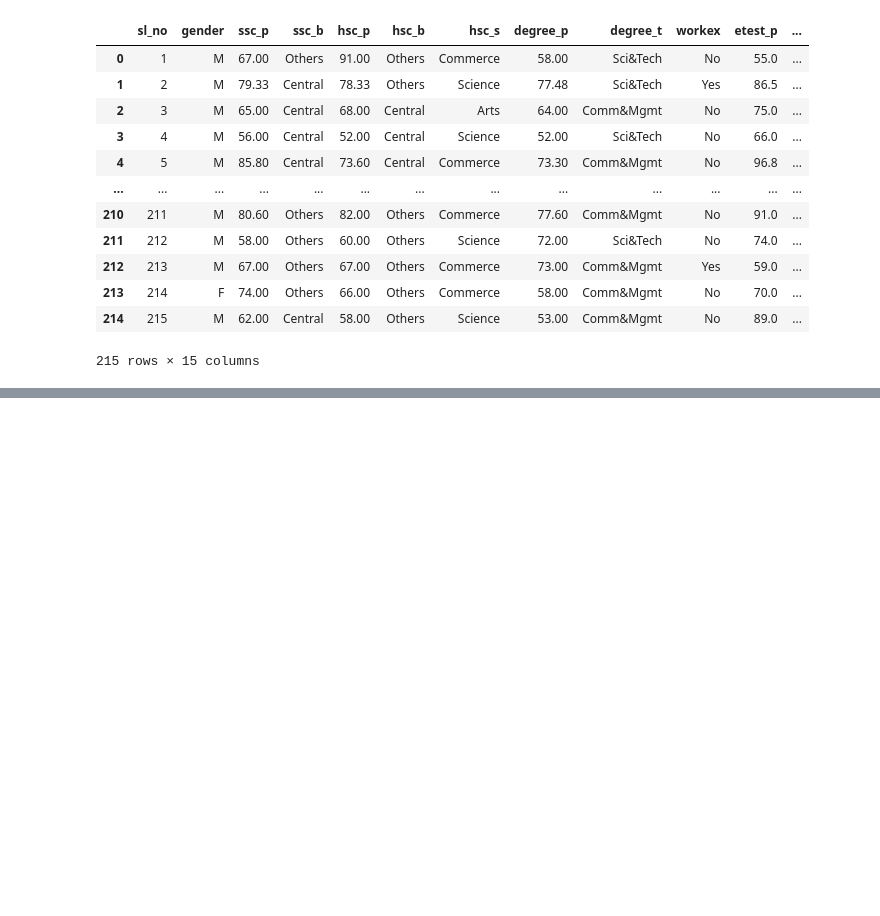
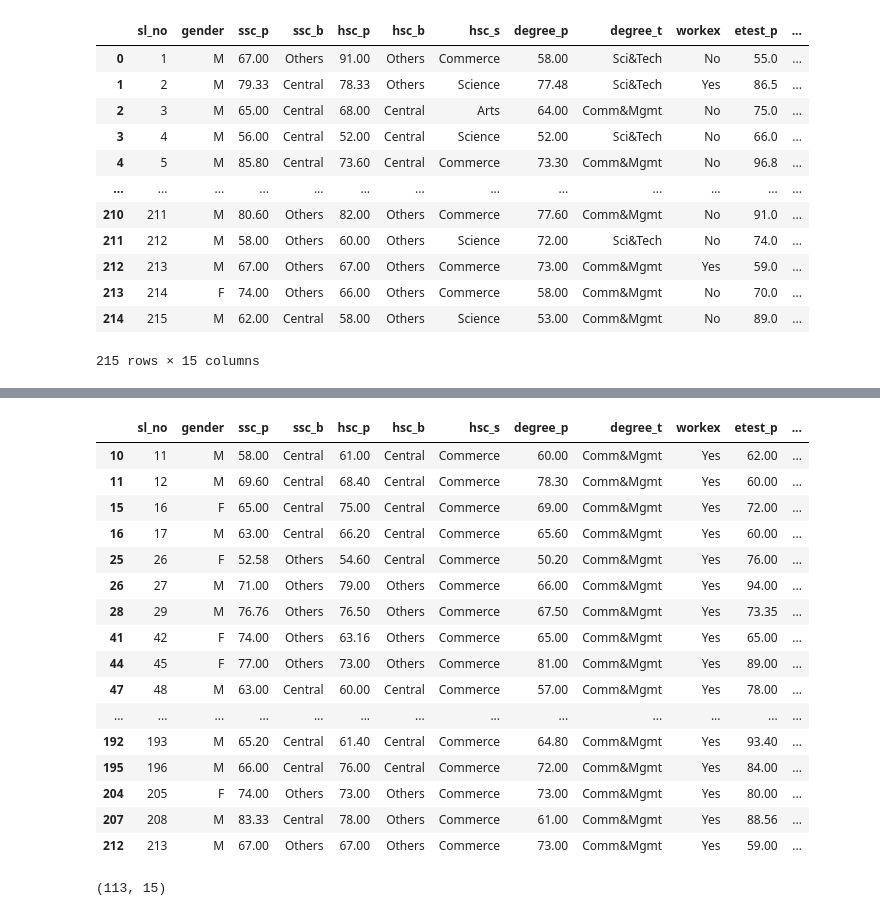
Before and after one commit to sunwenliang14/campus-placement, a Jupyter notebook: campus-placement.ipynb, the cells around one changed output, grey strips where cells are left out. Drawn from its saved outputs; the diff is of its cells as text; code cells hidden in the pictures; blank space fills up the shorter version.

```diff
--- a/campus-placement.ipynb
+++ b/campus-placement.ipynb
@@ -115,0 +132,2 @@ df[df.mba_p <= 90.00]
+# %%
+df1 = df[df.hsc_s == 'Commerce']
@@ -115,0 +150,24 @@ df[df.mba_p <= 90.00]
+# %%
+df1[df1.workex == 'Yes']
+# %% [output]
+|  | sl_no | gender | ssc_p | ssc_b | hsc_p | hsc_b | hsc_s | degree_p | degree_t | workex | etest_p | ... |
+| 10 | 11 | M | 58.00 | Central | 61.00 | Central | Commerce | 60.00 | Comm&Mgmt | Yes | 62.00 | ... |
+| 11 | 12 | M | 69.60 | Central | 68.40 | Central | Commerce | 78.30 | Comm&Mgmt | Yes | 60.00 | ... |
+| 15 | 16 | F | 65.00 | Central | 75.00 | Central | Commerce | 69.00 | Comm&Mgmt | Yes | 72.00 | ... |
+| 16 | 17 | M | 63.00 | Central | 66.20 | Central | Commerce | 65.60 | Comm&Mgmt | Yes | 60.00 | ... |
+| 25 | 26 | F | 52.58 | Others | 54.60 | Central | Commerce | 50.20 | Comm&Mgmt | Yes | 76.00 | ... |
+| 26 | 27 | M | 71.00 | Others | 79.00 | Others | Commerce | 66.00 | Comm&Mgmt | Yes | 94.00 | ... |
+| 28 | 29 | M | 76.76 | Others | 76.50 | Others | Commerce | 67.50 | Comm&Mgmt | Yes | 73.35 | ... |
+| 41 | 42 | F | 74.00 | Others | 63.16 | Others | Commerce | 65.00 | Comm&Mgmt | Yes | 65.00 | ... |
+| 44 | 45 | F | 77.00 | Others | 73.00 | Others | Commerce | 81.00 | Comm&Mgmt | Yes | 89.00 | ... |
+| 47 | 48 | M | 63.00 | Central | 60.00 | Central | Commerce | 57.00 | Comm&Mgmt | Yes | 78.00 | ... |
+| ... | ... | ... | ... | ... | ... | ... | ... | ... | ... | ... | ... | ... |
+| 192 | 193 | M | 65.20 | Central | 61.40 | Central | Commerce | 64.80 | Comm&Mgmt | Yes | 93.40 | ... |
+| 195 | 196 | M | 66.00 | Central | 76.00 | Central | Commerce | 72.00 | Comm&Mgmt | Yes | 84.00 | ... |
+| 204 | 205 | F | 74.00 | Others | 73.00 | Others | Commerce | 73.00 | Comm&Mgmt | Yes | 80.00 | ... |
+| 207 | 208 | M | 83.33 | Central | 78.00 | Others | Commerce | 61.00 | Comm&Mgmt | Yes | 88.56 | ... |
+| 212 | 213 | M | 67.00 | Others | 67.00 | Others | Commerce | 73.00 | Comm&Mgmt | Yes | 59.00 | ... |
+# %%
+df1.shape
+# %% [output]
+(113, 15)
```
Also changed, not shown: parts of 2 cells of this notebook.
